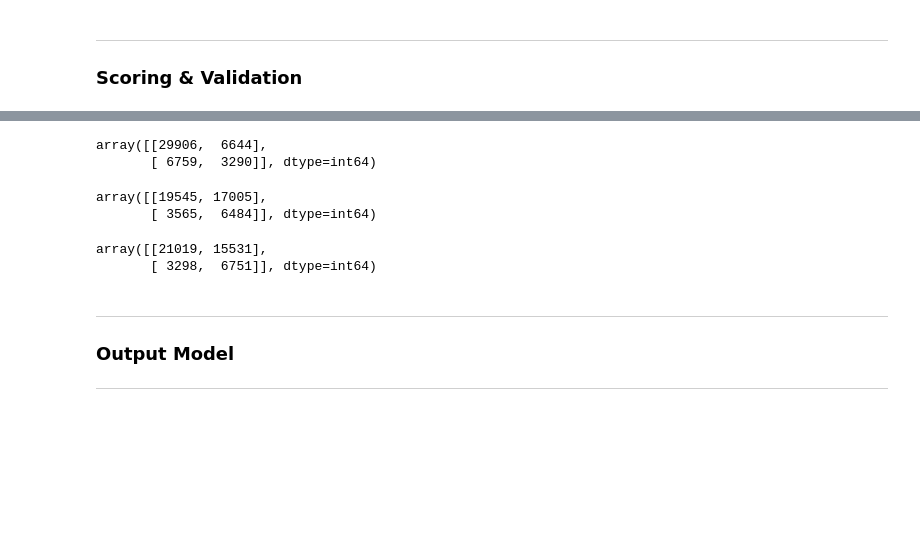
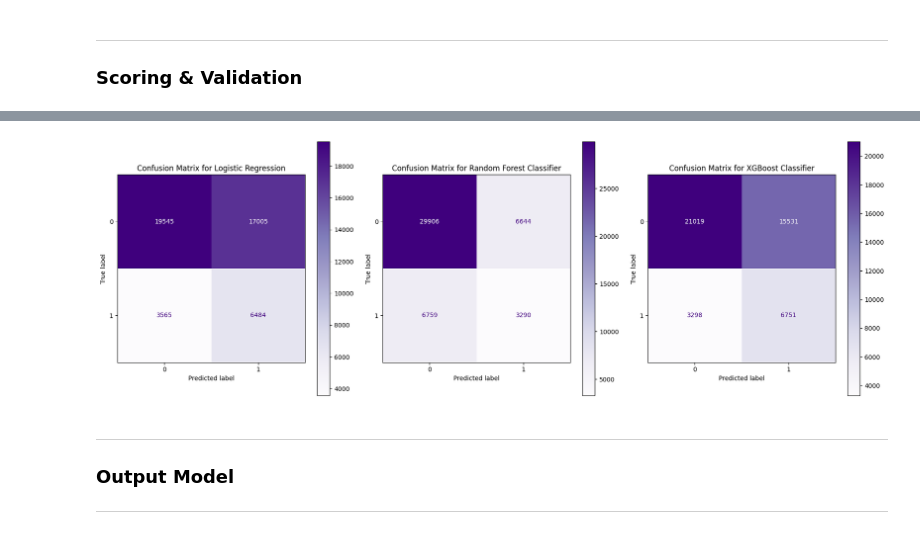
Before and after one commit to wiIliu/CSI4810_project_vehicleLoanDefaultPrediction, a Jupyter notebook: CSI4810_modeling.ipynb, the cells around one changed output, grey strips where cells are left out. Saved outputs shown, nothing was run; the diff lists cells and outputs as text; code cells hidden in the pictures; blank space fills up the shorter version.

```diff
--- a/CSI4810_modeling.ipynb
+++ b/CSI4810_modeling.ipynb
@@ -235,20 +235,18 @@ score_dataset(X,y,
  ('accuracy', 0.6024743422682675, 0.0019207160360762393),
  ('roc_auc', 0.6597397480320076, 0.0016509529823657716))
-# %%
-confusion_matrix(ytest, tree.predict(Xtest))
-# %% [output]
-array([[29906,  6644],
-       [ 6759,  3290]], dtype=int64)
-# %%
-confusion_matrix(ytest,logMdl.predict(Xtest))
-# %% [output]
-array([[19545, 17005],
-       [ 3565,  6484]], dtype=int64)
-# %%
-confusion_matrix(ytest,xgb.predict(Xtest))
-# %% [output]
-array([[21019, 15531],
-       [ 3298,  6751]], dtype=int64)
+# %%
+fig, axes = plt.subplots(1, 3, figsize=(18, 6))
+names=['Logistic Regression','Random Forest Classifier','XGBoost Classifier']
+models=[logMdl, tree, xgb]
+for i, model in enumerate(models):
+    c = confusion_matrix(ytest, model.predict(Xtest))
+    ConfusionMatrixDisplay(confusion_matrix=c).plot(ax=axes[i], cmap='Purples', values_format='d')
+    axes[i].set_title(f'Confusion Matrix for {names[i]}')
+
+plt.tight_layout()
+plt.show()
+# %% [output]
+[figure, added]
 # %% [markdown]
 ---
 ### Output Model
```
Also changed, not shown: parts of 8 cells of this notebook.
